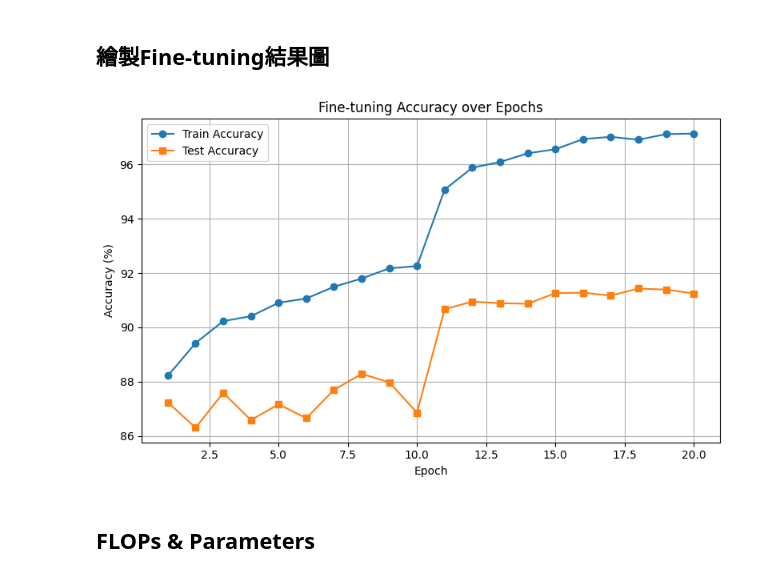
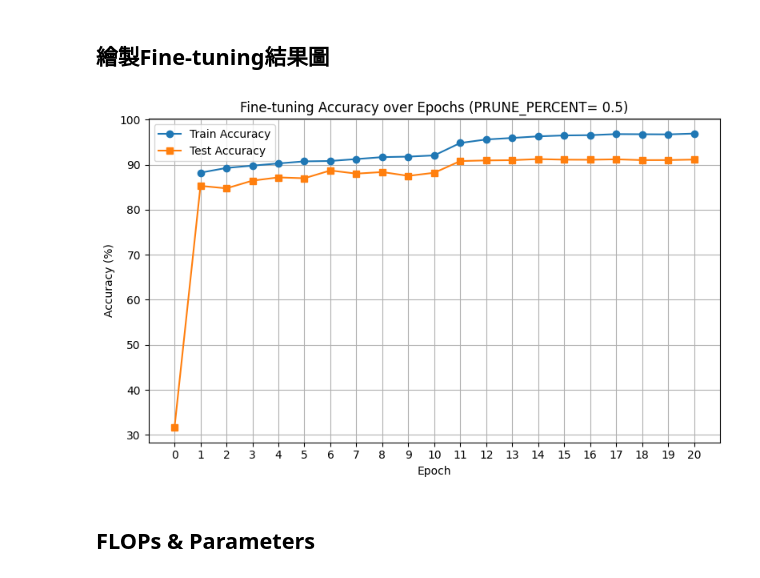
Before and after one commit to marsonhcs-code/EAI_Lab2, a Jupyter notebook: train_prune_model.ipynb, the cells around one changed output. Cells and saved outputs as stored; diff of their text form; code cells hidden in the pictures.

```diff
--- a/train_prune_model.ipynb
+++ b/train_prune_model.ipynb
@@ -227,20 +228,32 @@ save_dir = "./results"
 os.makedirs(save_dir, exist_ok=True)
 # %%
 #繪製Fine-tuning結果圖
+epochs = range(0, EPOCHS + 1)  # [0, 1, 2, ..., 20]
+
 plt.figure(figsize=(8, 5))
-plt.plot(range(1, len(train_acc_list) + 1), train_acc_list, label='Train Accuracy', marker='o')
-plt.plot(range(1, len(test_acc_list) + 1), test_acc_list, label='Test Accuracy', marker='s')
-plt.title('Fine-tuning Accuracy over Epochs')
+plt.plot(epochs[1:], train_acc_list, label='Train Accuracy', marker='o')
+plt.plot(epochs, test_acc_list, label='Test Accuracy', marker='s')
+
+# epochs = range(1, EPOCHS + 1)
+# plt.figure(figsize=(8, 5))
+# plt.plot(epochs, train_acc_list, label='Train Accuracy', marker='o')
+# plt.plot(epochs, test_acc_list[1:], label='Test Accuracy', marker='s')
+
+plt.title(f'Fine-tuning Accuracy over Epochs (PRUNE_PERCENT= 0.5)')
 plt.xlabel('Epoch')
 plt.ylabel('Accuracy (%)')
+plt.xticks(range(0, EPOCHS + 1))  # 設定 x 軸為整數刻度
+
 plt.legend()
 plt.grid(True)
 plt.tight_layout()
+
+
 save_path = os.path.join(save_dir, f"fine_tune_result.png")
 plt.savefig(save_path, dpi=300)
 plt.show()
 # %% [output]
-[figure, old version]
+[figure, new version]
 # %% [markdown]
 ## FLOPs & Parameters
 # %%
```
Also changed, not shown: parts of 2 cells of this notebook, 4 other files.
